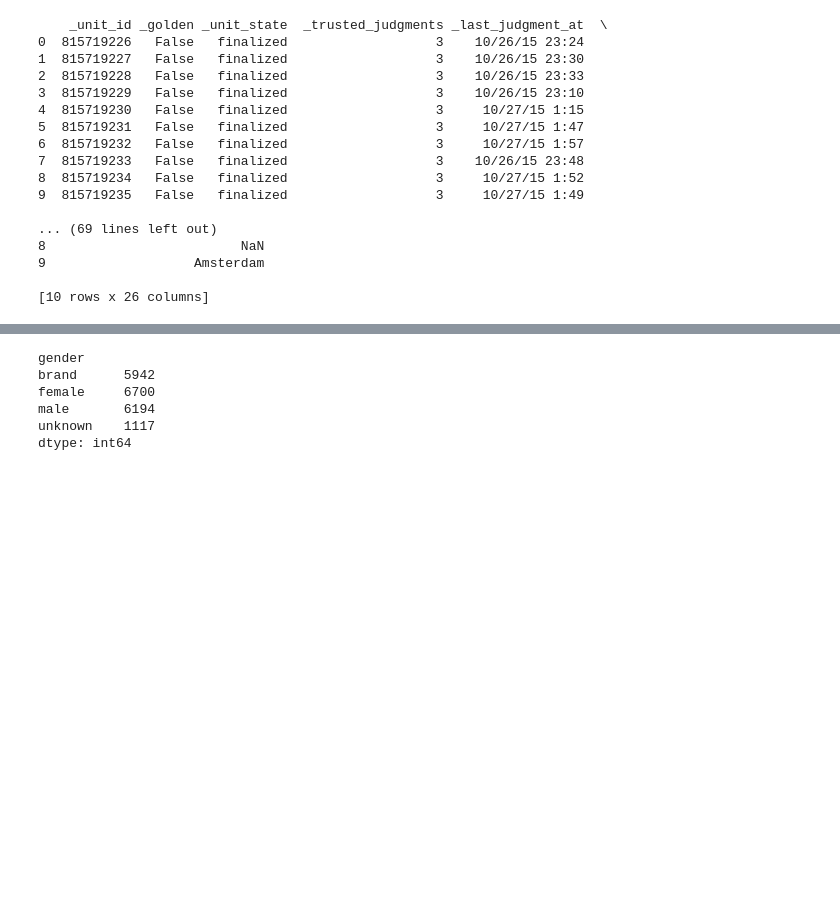
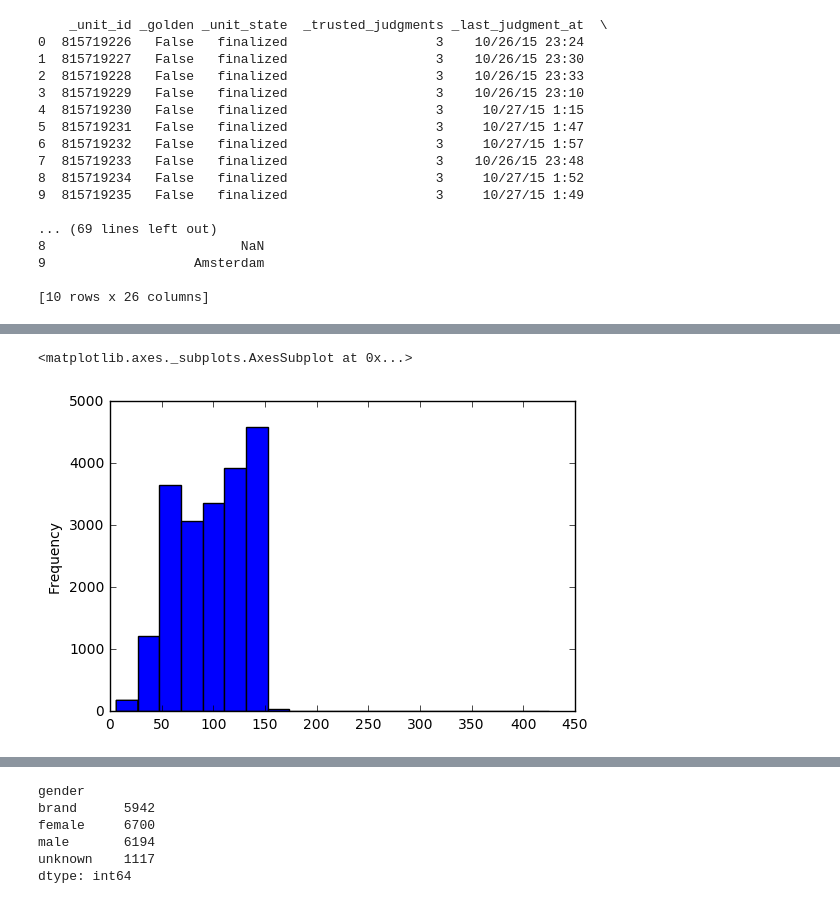
Before and after one commit to lin-meng/dsipy, a Jupyter notebook: TweetAnalysis.ipynb, the cells around one changed output, grey strips where cells are left out. Saved outputs shown, nothing was run; the diff lists cells and outputs as text; code cells hidden in the pictures; blank space fills up the shorter version.

```diff
--- a/TweetAnalysis.ipynb
+++ b/TweetAnalysis.ipynb
@@ -36,6 +50,9 @@ print(TwtDs.head(10))
 9                   Amsterdam
 
 [10 rows x 26 columns]
+# %%
+# Add a text length column to the dataset
+TwtDs['txtlength'] = TwtDs['text'].map(lambda text: len(text))
 # %%
 # Dataset Info
 TwtDs.info()
@@ -59,0 +98,6 @@ memory usage: 3.8+ MB
+# %%
+# Plot historgram of tweet length
+TwtDs.txtlength.plot(bins=20, kind='hist')
+# %% [output]
+<matplotlib.axes._subplots.AxesSubplot at 0x...>
+[figure, added]
```
Also changed, not shown: parts of 35 cells of this notebook.
